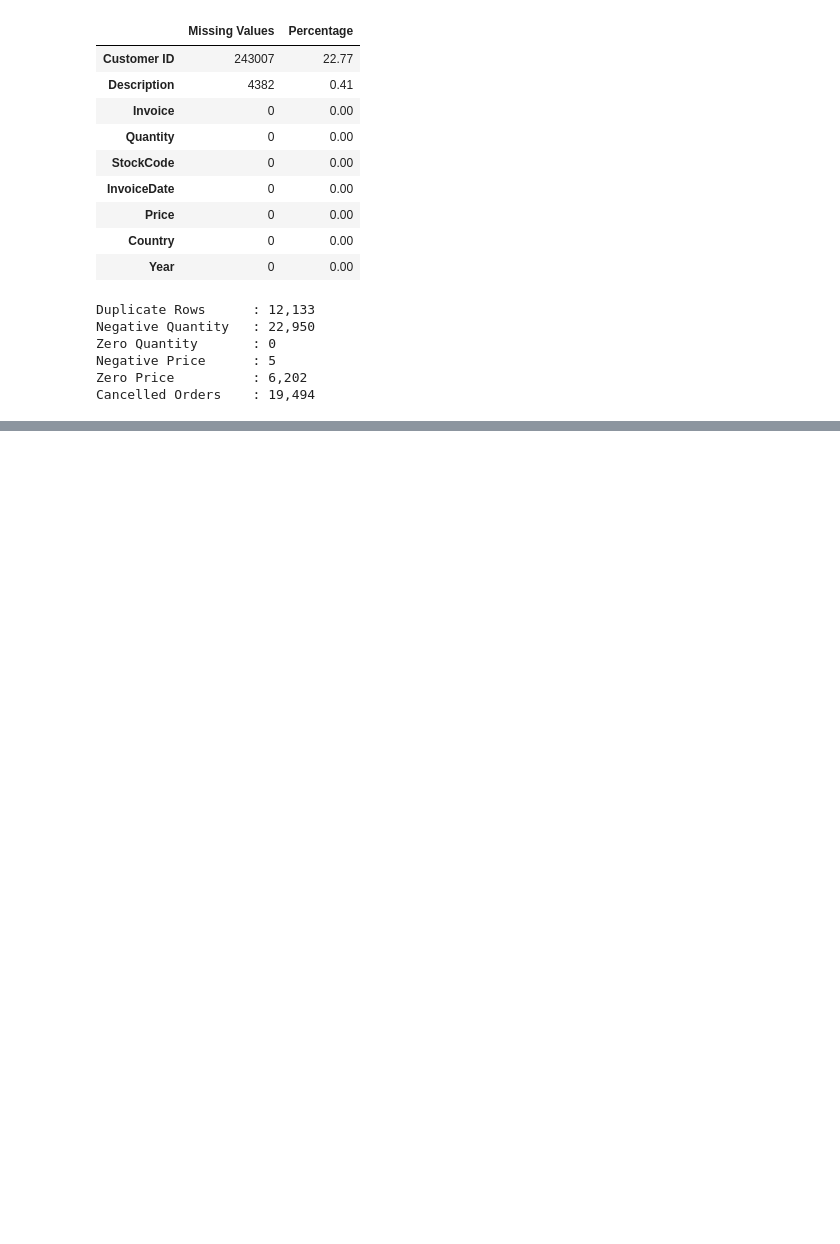
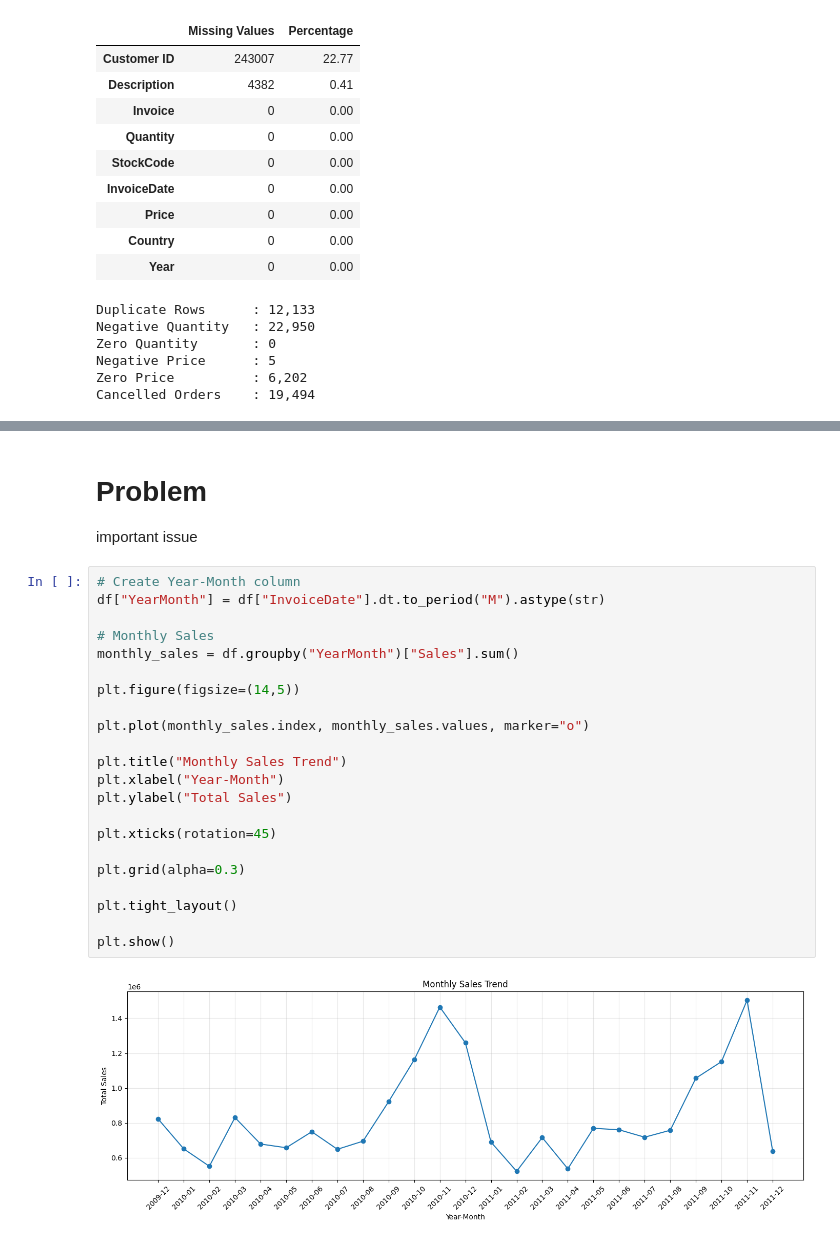
Before and after one commit to AiWriter404/retail-sales-data-cleaning-visualization, a Jupyter notebook: retail-sales-data-cleaning-visualization.ipynb, the cells around one changed output, grey strips where cells are left out. Cells and saved outputs as stored; diff of their text form; blank space fills up the shorter version.

```diff
--- a/retail-sales-data-cleaning-visualization.ipynb
+++ b/retail-sales-data-cleaning-visualization.ipynb
@@ -303,0 +385,27 @@ Cancelled Orders    : 19,494
+# %% [markdown]
+# **Problem**
+important issue
+# %%
+# Create Year-Month column
+df["YearMonth"] = df["InvoiceDate"].dt.to_period("M").astype(str)
+
+# Monthly Sales
+monthly_sales = df.groupby("YearMonth")["Sales"].sum()
+
+plt.figure(figsize=(14,5))
+
+plt.plot(monthly_sales.index, monthly_sales.values, marker="o")
+
+plt.title("Monthly Sales Trend")
+plt.xlabel("Year-Month")
+plt.ylabel("Total Sales")
+
+plt.xticks(rotation=45)
+
+plt.grid(alpha=0.3)
+
+plt.tight_layout()
+
+plt.show()
+# %% [output]
+[figure, added]
```
Also changed, not shown: parts of 7 cells of this notebook.
